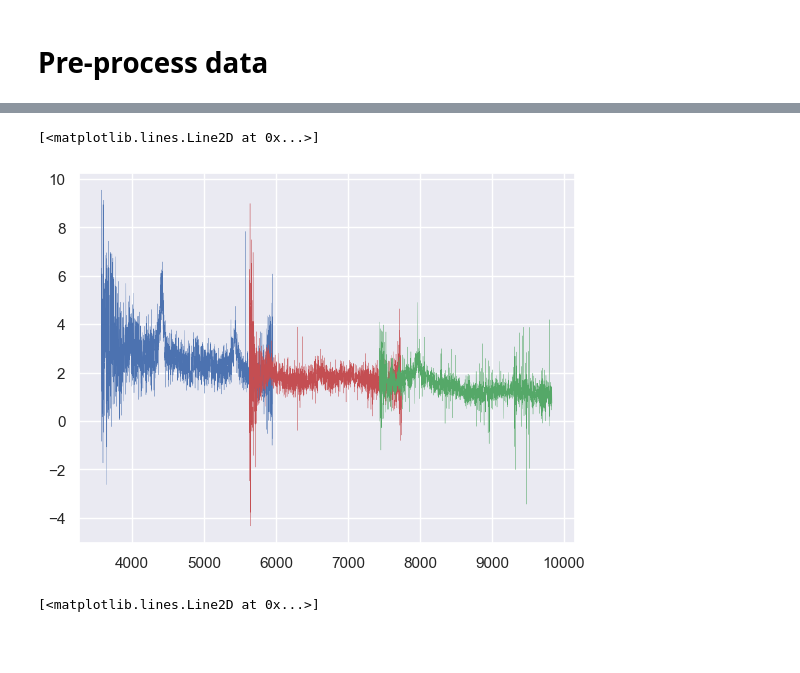
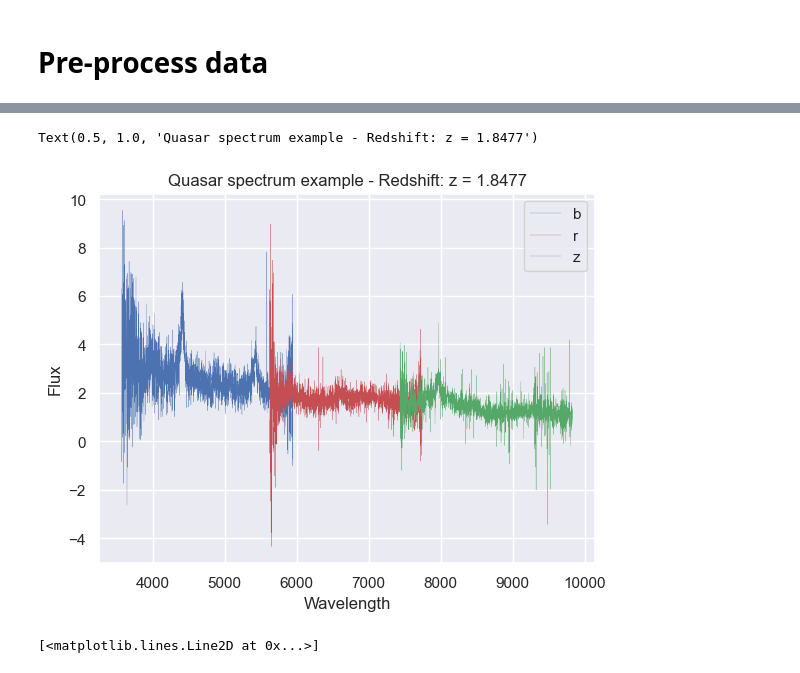
Before and after one commit to GabrielMissael/QuasarNN, a Jupyter notebook: proyecto_final.ipynb, the cells around one changed output, grey strips where cells are left out. Saved outputs shown, nothing was run; the diff lists cells and outputs as text; code cells hidden in the pictures; blank space fills up the shorter version.

```diff
--- a/proyecto_final.ipynb
+++ b/proyecto_final.ipynb
@@ -74,19 +74,24 @@ df.head(3)
 # %%
 df_row = df.iloc[0]
 
 flux_b = df_row['flux_b']
 wave_b = df_row['wave_b']
 flux_r = df_row['flux_r']
 wave_r = df_row['wave_r']
 flux_z = df_row['flux_z']
 wave_z = df_row['wave_z']
+z = df_row['Z']
 
-plt.plot(wave_b, flux_b, color = 'b', linewidth = 0.2)
-plt.plot(wave_r, flux_r, color = 'r', linewidth = 0.2)
-plt.plot(wave_z, flux_z, color = 'g', linewidth = 0.2)
+plt.plot(wave_b, flux_b, color = 'b', linewidth = 0.2, label = 'b')
+plt.plot(wave_r, flux_r, color = 'r', linewidth = 0.2, label = 'r')
+plt.plot(wave_z, flux_z, color = 'g', linewidth = 0.2, label = 'z')
+plt.legend()
+plt.xlabel('Wavelength')
+plt.ylabel('Flux')
+plt.title(f'Quasar spectrum example - Redshift: z = {z:.4f}')
 # %% [output]
-[<matplotlib.lines.Line2D at 0x...>]
+Text(0.5, 1.0, 'Quasar spectrum example - Redshift: z = 1.8477')
-[figure, old version]
+[figure, new version]
 # %%
 delta_br = (wave_b[-1] + wave_r[0]) / 2
 delta_rz = (wave_r[-1] + wave_z[0]) / 2
```
Also changed, not shown: parts of 3 cells of this notebook.
